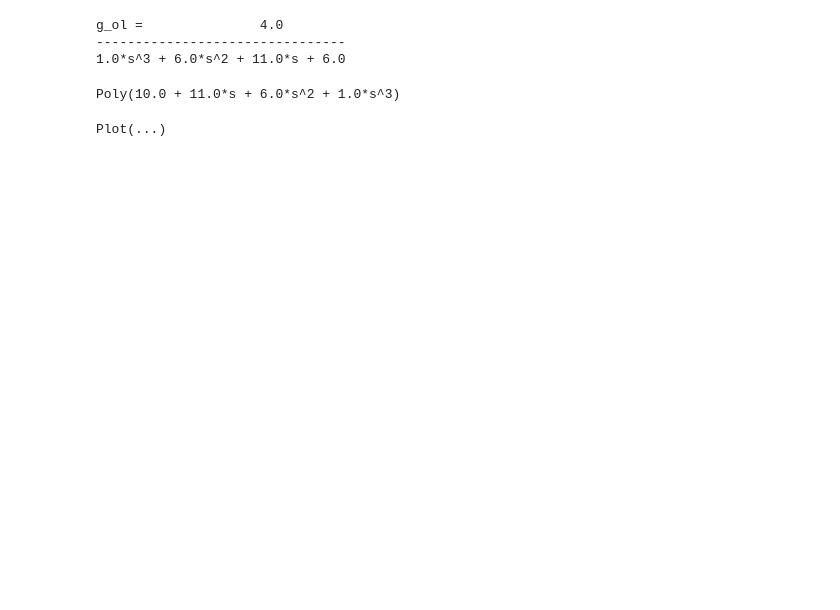
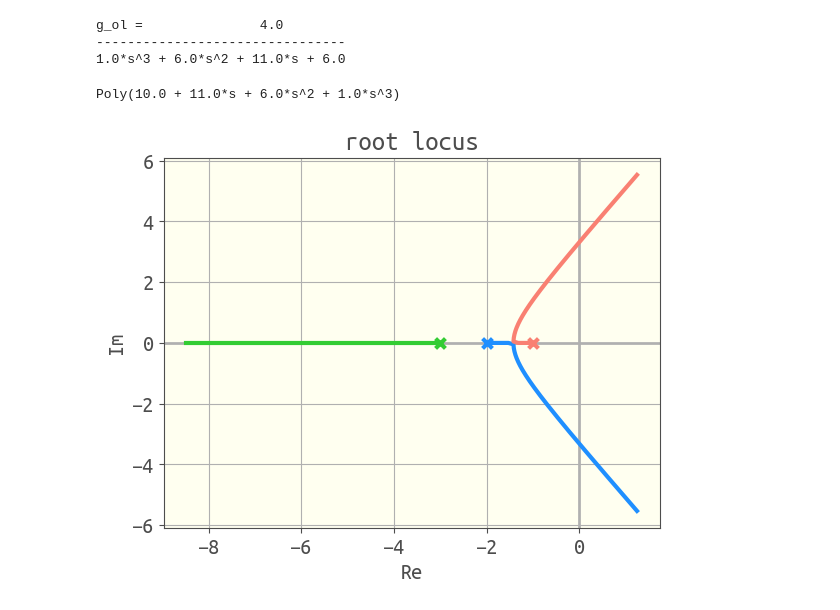
Before and after one commit to SimonEnsemble/Controlz.jl, a Jupyter notebook: src/development.ipynb, the cells around one changed output. Drawn from its saved outputs; the diff is of its cells as text; code cells hidden in the pictures; blank space fills up the shorter version.

```diff
--- a/src/development.ipynb
+++ b/src/development.ipynb
@@ -121,40 +45,9 @@ g_ol =               4.0
 --------------------------------
 1.0*s^3 + 6.0*s^2 + 11.0*s + 6.0
 Poly(10.0 + 11.0*s + 6.0*s^2 + 1.0*s^3)
-# %%
-g_ol = 4 / (s + 3) / (s + 2) / (s + 1)
-
-z, p, k = zeros_poles_gain(g_ol)
-
-# keep gain of G_ol(s) +ve
-Kcs = sign(k) * 10.0 .^ range(-6, 2, length=100)
-pushfirst!(Kcs, 0.0)
-
-rloc = zeros(Complex, length(Kcs), length(p))
-
-for (i_k, Kc) in enumerate(Kcs)
-    c_poly = characteristic_polynomial(Kc * g_ol)
-    roots_c_poly = roots(c_poly)
-    for i_p = 1:length(roots_c_poly)
-        rloc[i_k, i_p] = roots_c_poly[i_p]
-    end
-end
-
-# df = zeros_poles_dataframe(g_ol)
-
-plot(
-    [layer(x=real(rloc[:, i]), y=imag(rloc[:, i]), Geom.path, style(default_color=colorz[i])) for i = 1:length(p)]...,
-    [layer(x=[real(p[i])], y=[imag(p[i])], Geom.point, shape=[Shape.xcross],
-            style(default_color=colorz[i])
-           ) for i = 1:length(p)]...,
-    Guide.xlabel("Re"),
-    Guide.ylabel("Im"),
-    draw_origin...,
-    style(key_position=:none),
-    Coord.Cartesian(fixed=true),
-    Guide.title("root locus")
-)
-
-# TODO switch zeros and poles for x's
-# %% [output]
-Plot(...)
+# %%
+g_ol = 4 / (s + 3) / (s + 2) / (s + 1)
+
+viz_root_locus(g_ol)
+# %% [output]
+[figure, added]
```
Also changed, not shown: parts of 9 cells of this notebook, 4 other files.
